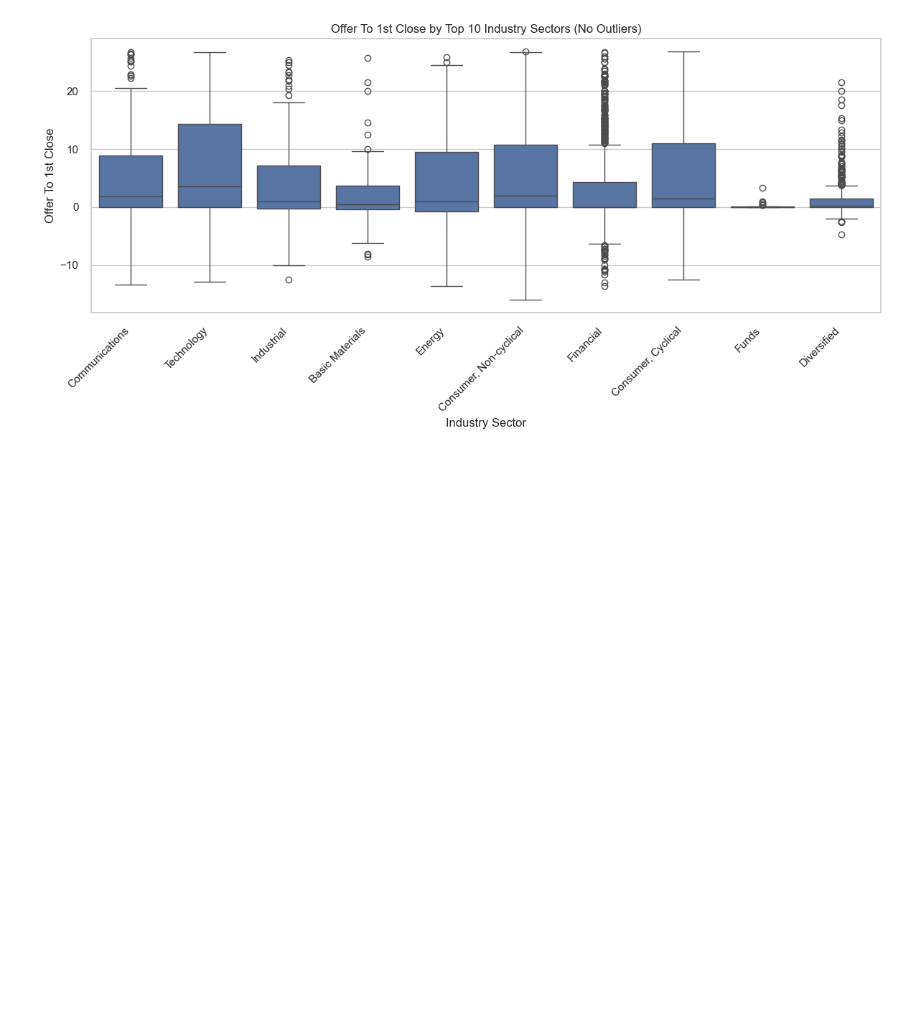
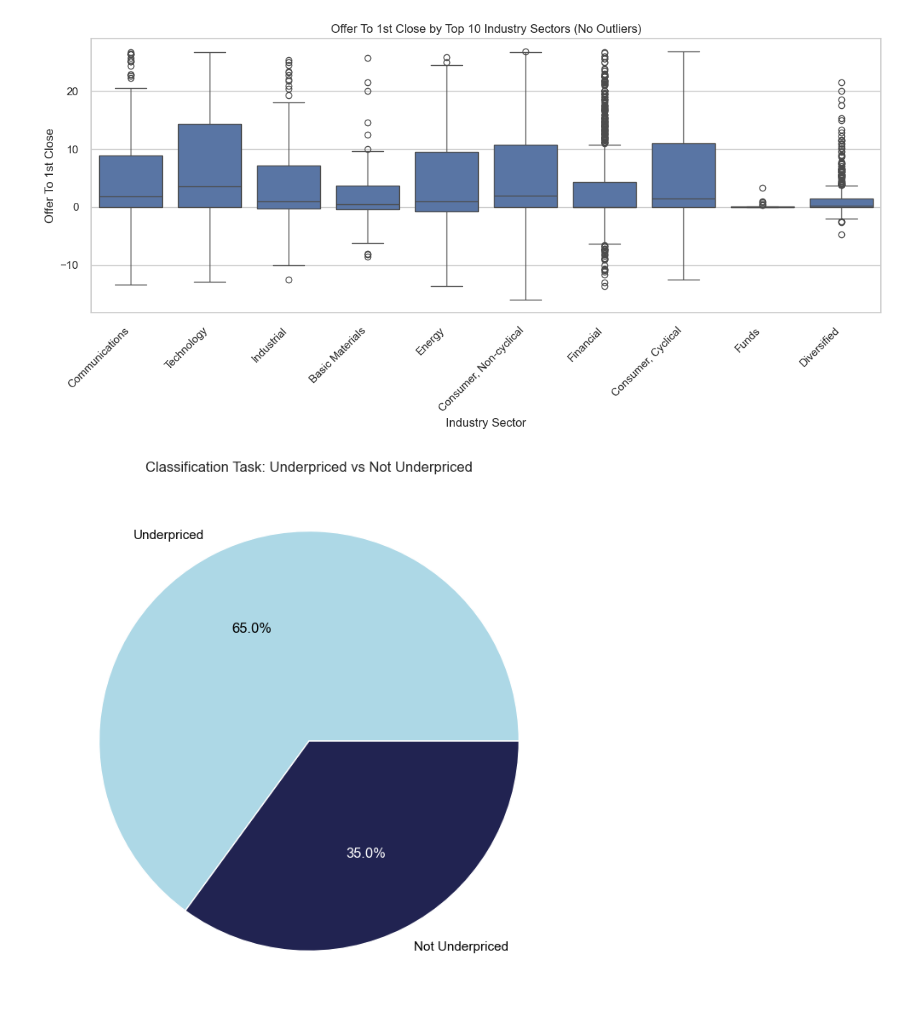
Before and after one commit to emanuelaromano/ipo-underpricing, a Jupyter notebook: data_exploration/initial_data_exploration.ipynb, the cells around one changed output. Cells and saved outputs as stored; diff of their text form; code cells hidden in the pictures; blank space fills up the shorter version.

```diff
--- a/data_exploration/initial_data_exploration.ipynb
+++ b/data_exploration/initial_data_exploration.ipynb
@@ -354,3 +354,31 @@ def analyze_target_variable_no_outliers(df):
 analyze_target_variable_no_outliers(df)
 # %% [output]
 [figure]
+# %%
+def display_distribution(df):
+    """
+    Displaying pie plot to show target data imbalance.
+    """
+    df_class = df.copy()
+    df_class['Underpriced'] = df_class['Offer To 1st Close'].apply(lambda x: 1 if x > 0 else 0)
+    plt.figure(figsize=(8, 8))
+
+    underpriced_counts = df_class['Underpriced'].value_counts()
+    labels = ['Underpriced', 'Not Underpriced']
+    colors = ['lightblue', '#212351']
+
+    _, _, autotexts = plt.pie(
+        underpriced_counts, labels=labels, colors=colors,
+        autopct='%1.1f%%', textprops={'color': 'black'}
+    )
+
+    for i, autotext in enumerate(autotexts):
+        if colors[i] == '#212351':
+            autotext.set_color('white')
+
+    plt.title('Classification Task: Underpriced vs Not Underpriced')
+    plt.show()
+
+display_distribution(df)
+# %% [output]
+[figure, added]
```
Also changed, not shown: 1 other file.
